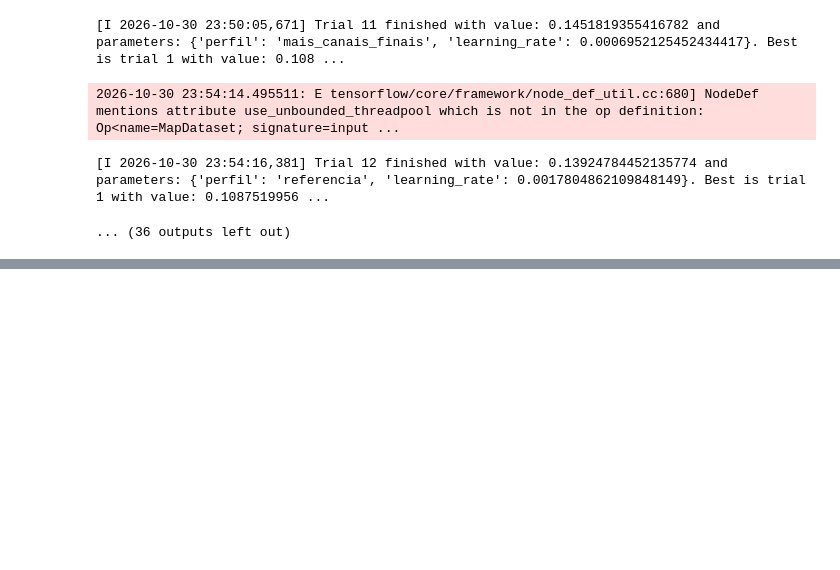
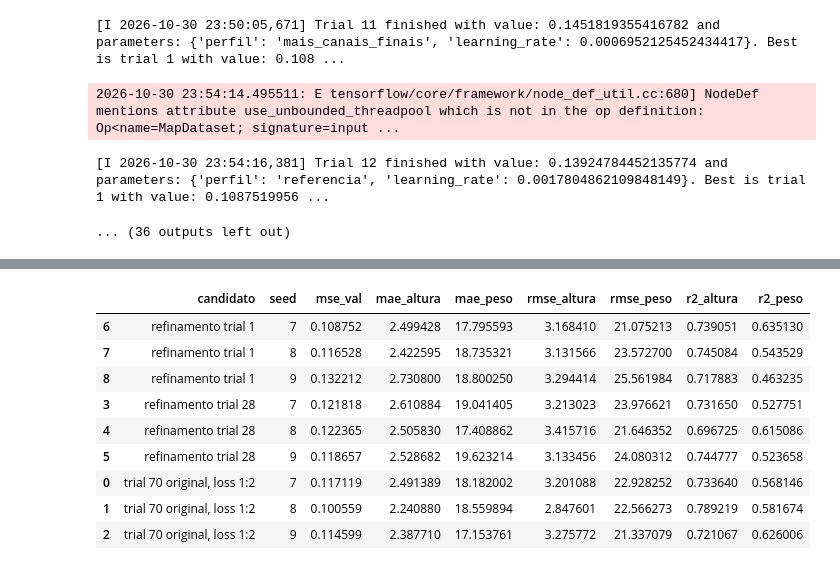
Before and after one commit to gabrielrech06/t2-deeplearning, a Jupyter notebook: t2.ipynb, the cells around one changed output, grey strips where cells are left out. Saved outputs shown, nothing was run; the diff lists cells and outputs as text; code cells hidden in the pictures; blank space fills up the shorter version.

```diff
--- a/t2.ipynb
+++ b/t2.ipynb
@@ -1953,3 +1954,9 @@ melhores_por_perfil[[
 | 7 | 10 | mais_bloco_estagio2 | 4053858 | 0.001034 | 0.118795 | 2.272930 | 18.589973 | 3.074639 | 24.741696 |
 | 9 | 2 | mais_canais_intermediarios | 4311906 | 0.001236 | 0.121934 | 2.514674 | 18.142970 | 3.320466 | 22.744636 |
 | 13 | 5 | mais_bloco_estagio3 | 4349282 | 0.001147 | 0.123743 | 2.469926 | 19.663101 | 3.280365 | 23.684435 |
+# %%
+estudo_final = optuna.load_study(study_name="cnn_refinamento_capacidade_v1", storage=storage)
+
+top2_final = sorted(estudo_final.get_trials(states=(optuna.trial.TrialState.COMPLETE,)), key=lambda trial: trial.value)[:2]
+
+print("trials selecionados:", [trial.number for trial in top2_final])
@@ -1955,0 +2028,37 @@ melhores_por_perfil[[
+# %%
+linhas = []
+
+for resultado in resultados_loss:
+    linhas.append({
+        "candidato": "trial 70 original, loss 1:2",
+        "seed": resultado["seed"],
+        **{
+            metrica: resultado[metrica]
+            for metrica in metricas_confirmacao
+        },
+    })
+
+for resultado in resultados_confirmacao_final:
+    linhas.append({
+        "candidato": f"refinamento trial {resultado['trial_origem']}",
+        "seed": resultado["seed"],
+        **{
+            metrica: resultado[metrica]
+            for metrica in metricas_confirmacao
+        },
+    })
+# %%
+df_confirmacao_final = pd.DataFrame(linhas)
+
+df_confirmacao_final.sort_values(["candidato", "seed"])
+# %% [output]
+|  | candidato | seed | mse_val | mae_altura | mae_peso | rmse_altura | rmse_peso | r2_altura | r2_peso |
+| 6 | refinamento trial 1 | 7 | 0.108752 | 2.499428 | 17.795593 | 3.168410 | 21.075213 | 0.739051 | 0.635130 |
+| 7 | refinamento trial 1 | 8 | 0.116528 | 2.422595 | 18.735321 | 3.131566 | 23.572700 | 0.745084 | 0.543529 |
+| 8 | refinamento trial 1 | 9 | 0.132212 | 2.730800 | 18.800250 | 3.294414 | 25.561984 | 0.717883 | 0.463235 |
+| 3 | refinamento trial 28 | 7 | 0.121818 | 2.610884 | 19.041405 | 3.213023 | 23.976621 | 0.731650 | 0.527751 |
+| 4 | refinamento trial 28 | 8 | 0.122365 | 2.505830 | 17.408862 | 3.415716 | 21.646352 | 0.696725 | 0.615086 |
+| 5 | refinamento trial 28 | 9 | 0.118657 | 2.528682 | 19.623214 | 3.133456 | 24.080312 | 0.744777 | 0.523658 |
+| 0 | trial 70 original, loss 1:2 | 7 | 0.117119 | 2.491389 | 18.182002 | 3.201088 | 22.928252 | 0.733640 | 0.568146 |
+| 1 | trial 70 original, loss 1:2 | 8 | 0.100559 | 2.240880 | 18.559894 | 2.847601 | 22.566273 | 0.789219 | 0.581674 |
+| 2 | trial 70 original, loss 1:2 | 9 | 0.114599 | 2.387710 | 17.153761 | 3.275772 | 21.337079 | 0.721067 | 0.626006 |
```
Also changed, not shown: parts of 10 cells of this notebook, 7 other files.
